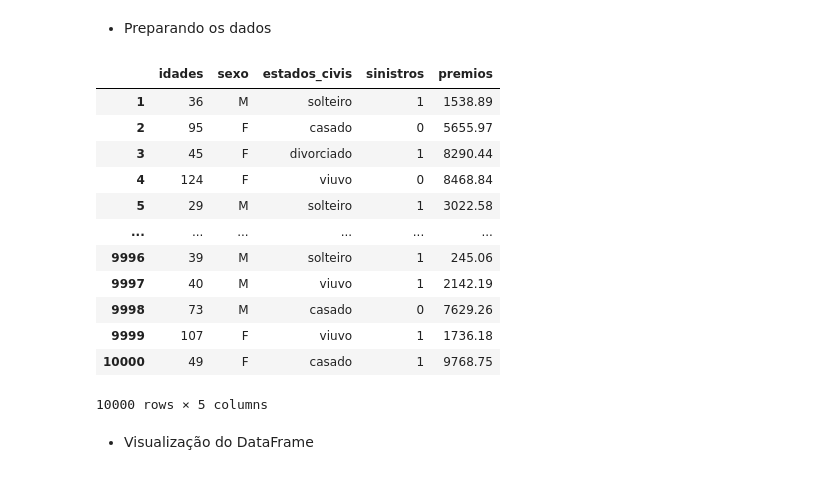
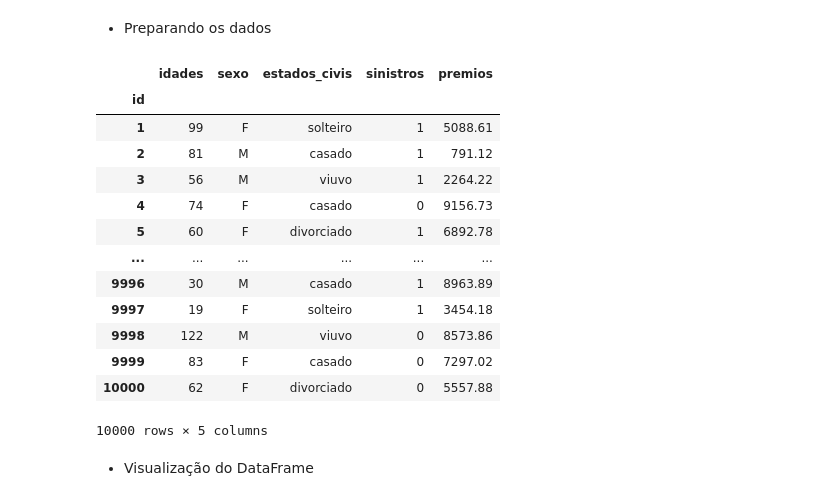
Before and after one commit to diegoguerrieri/alura_data, a Jupyter notebook: semana_7.ipynb, the cells around one changed output. Drawn from its saved outputs; the diff is of its cells as text; code cells hidden in the pictures.

Commit message:
consertando o index

```diff
--- a/semana_7.ipynb
+++ b/semana_7.ipynb
@@ -19,45 +19,49 @@ premios = np.around(np.random.random(size=tam) * 10000, 2)
 # dicionario = {
 #     'ids': ids,
 #     'idades': idades,
 #     'sexo': sexo,
 #     'estados_civis': estados_civis,
 #     'sinistros': sinistros,
 #     'premios': premios
 # }
 
 tab = pd.DataFrame([idades, sexo, estados_civis, sinistros, premios], index = ['idades', 'sexo', 'estados_civis', 'sinistros', 'premios'])
 # tab.columns = ['ids', 'idades', 'sexo', 'estados_civis', 'sinistros', 'premios']
 tab.columns = ids
 tab
 # tab.set_index('ids', inplace= True)
 # tab
 dicionario = tab.to_dict()
 dicionario
 
-tab.T
+tab = tab.T
+
+tab.index.name = 'id'
+tab
 
 # dados = [
 #     {'Nome': 'Jetta Variant', 'Motor': 'Motor 4.0 Turbo', 'Ano': 2003, 'Quilometragem': 44410.0, 'Zero_km': False, 'Valor': 88078.64},
 #     {'Nome': 'Passat', 'Motor': 'Motor Diesel', 'Ano': 1991, 'Quilometragem': 5712.0, 'Zero_km': False, 'Valor': 106161.94},
 #     {'Nome': 'Crossfox', 'Motor': 'Motor Diesel V8', 'Ano': 1990, 'Quilometragem': 37123.0, 'Zero_km': False, 'Valor': 72832.16}
 # ]
 
 # dataset = pd.DataFrame(dados)
 # dado = dataset.to_dict('list')
 # dado
 # %% [output]
 |  | idades | sexo | estados_civis | sinistros | premios |
-| 1 | 36 | M | solteiro | 1 | 1538.89 |
-| 2 | 95 | F | casado | 0 | 5655.97 |
-| 3 | 45 | F | divorciado | 1 | 8290.44 |
-| 4 | 124 | F | viuvo | 0 | 8468.84 |
-| 5 | 29 | M | solteiro | 1 | 3022.58 |
+| id |  |  |  |  |  |
+| 1 | 99 | F | solteiro | 1 | 5088.61 |
+| 2 | 81 | M | casado | 1 | 791.12 |
+| 3 | 56 | M | viuvo | 1 | 2264.22 |
+| 4 | 74 | F | casado | 0 | 9156.73 |
+| 5 | 60 | F | divorciado | 1 | 6892.78 |
 | ... | ... | ... | ... | ... | ... |
-| 9996 | 39 | M | solteiro | 1 | 245.06 |
-| 9997 | 40 | M | viuvo | 1 | 2142.19 |
-| 9998 | 73 | M | casado | 0 | 7629.26 |
-| 9999 | 107 | F | viuvo | 1 | 1736.18 |
-| 10000 | 49 | F | casado | 1 | 9768.75 |
+| 9996 | 30 | M | casado | 1 | 8963.89 |
+| 9997 | 19 | F | solteiro | 1 | 3454.18 |
+| 9998 | 122 | M | viuvo | 0 | 8573.86 |
+| 9999 | 83 | F | casado | 0 | 7297.02 |
+| 10000 | 62 | F | divorciado | 0 | 5557.88 |
 10000 rows × 5 columns
 # %% [markdown]
 * Visualização do DataFrame
```
Also changed, not shown: parts of 7 cells of this notebook, 1 other file.
